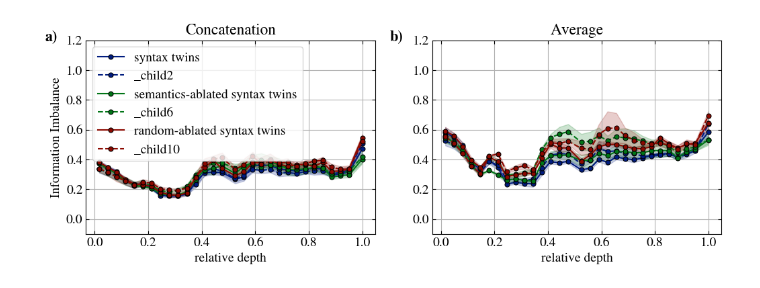
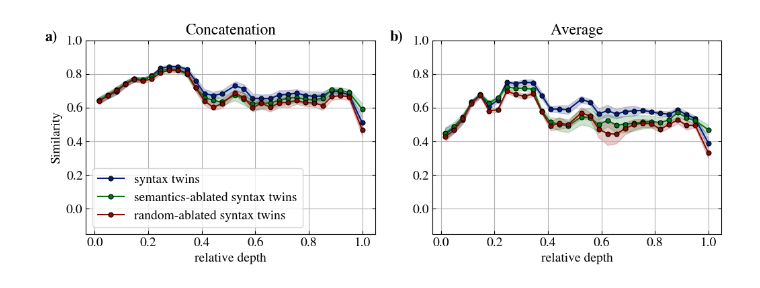
Before and after one commit to acevedo-s/syn-sem, a Jupyter notebook: decoupling-sem-from-syn.ipynb, the cells around one changed output. Cells and saved outputs as stored; diff of their text form; code cells hidden in the pictures.

Commit message:
gemma added - similarity over II

```diff
--- a/decoupling-sem-from-syn.ipynb
+++ b/decoupling-sem-from-syn.ipynb
@@ -93,8 +93,8 @@ for avg_id,avg_tokens in enumerate(avg_flags):
                                           language_list_permutation=0 if center_A_flag != 0 else None,
                                           removal_method=removal_method,
                                           )
-        inf_imb = np.load(II_folder + f"II_{ratio_jackknife:.2f}.npy")
-        std = np.load(II_folder + f"II_jack_std_{ratio_jackknife:.2f}.npy")
+        inf_imb = 1- np.load(II_folder + f"II_{ratio_jackknife:.2f}.npy").mean(axis=0)
+        std = np.load(II_folder + f"II_jack_std_{ratio_jackknife:.2f}.npy").mean(axis=0)
 
         color = colors[plot_id]
         linestyle = '-'
@@ -114,27 +114,23 @@ for avg_id,avg_tokens in enumerate(avg_flags):
           # label += r'$\mathbf{X}_i \perp \mathbf{T}_r \rightarrow \mathbf{s}^{0}_i \perp \mathbf{T}_r $'
           label += 'random-ablated syntax twins'
 
-        for II_index in range(2):
-          if II_index == 1: label = None
-          ax[avg_id].plot(
-              layers,
-              inf_imb[II_index].diagonal(),
-              # (inf_imb[II_index].diagonal()+inf_imb[II_index+1].diagonal())/2.,
-              label=label,
-              linestyle=_linestyles[II_index],
-              color=color,
-              marker='o',                # circular marker
-              markersize=5,              # tweakable size
-              markerfacecolor=color,     # fill same as line
-              markeredgecolor='black',   # cute black border
-              markeredgewidth=0.8,       # adjust border thickness
-          )
-          ax[avg_id].fill_between(layers,
-                          inf_imb[II_index].diagonal() - std[II_index].diagonal(),
-                          inf_imb[II_index].diagonal() + std[II_index].diagonal(),
-                          alpha=0.2,
-                          color=color,
-                          )
+        ax[avg_id].plot(
+            layers,
+            inf_imb.diagonal(),
+            label=label,
+            color=color,
+            marker='o',                # circular marker
+            markersize=5,              # tweakable size
+            markerfacecolor=color,     # fill same as line
+            markeredgecolor='black',   # cute black border
+            markeredgewidth=0.8,       # adjust border thickness
+        )
+        ax[avg_id].fill_between(layers,
+                        inf_imb.diagonal() - std.diagonal(),
+                        inf_imb.diagonal() + std.diagonal(),
+                        alpha=0.2,
+                        color=color,
+                        )
         plot_id += 1
 
   # ax[avg_id].legend()
@@ -148,10 +144,10 @@ for avg_id,avg_tokens in enumerate(avg_flags):
       direction='in'  # ticks point inward
       )
   # ax[avg_id].set_ylim(.15,.65)
-  ax[avg_id].set_ylim(-.1,1.2)
+  ax[avg_id].set_ylim(-.15,1.)
 
 # ax[0].legend()
-ax[0].set_ylabel('Information Imbalance')
+ax[0].set_ylabel('Similarity')
 
 
 
@@ -159,31 +155,31 @@ ax[0].set_ylabel('Information Imbalance')
 for a in ax[:1]:
     handles, labels = [], []
     for line in a.get_lines():
         label = line.get_label()
         if label:
             handles.append(line)
             labels.append(label)
     a.legend(handles, labels, loc='best', fontsize=rcpsize, framealpha=0.8)
 
 
 
 
 # Add panel labels
 panel_labels = ['a)', 'b)']
 for i, label in enumerate(panel_labels):
     ax[i].text(
         -0.1, 1.05,      # x, y in axis coordinates
         label,
         transform=ax[i].transAxes,  # coordinates relative to the axes
         fontsize=16,
         fontweight='bold',
         va='top',
         ha='right'
     )
 
 figsfolder = 'results/figs/decoupling'
 os.makedirs(figsfolder, exist_ok=True)
 fig.savefig(f'{figsfolder}/decoupling_sem_from_syn_{modelA}.pdf', bbox_inches='tight')
 plt.show()
 # %% [output]
-[figure, old version]
+[figure, new version]
```
Also changed, not shown: parts of 2 cells of this notebook, 22 other files.
